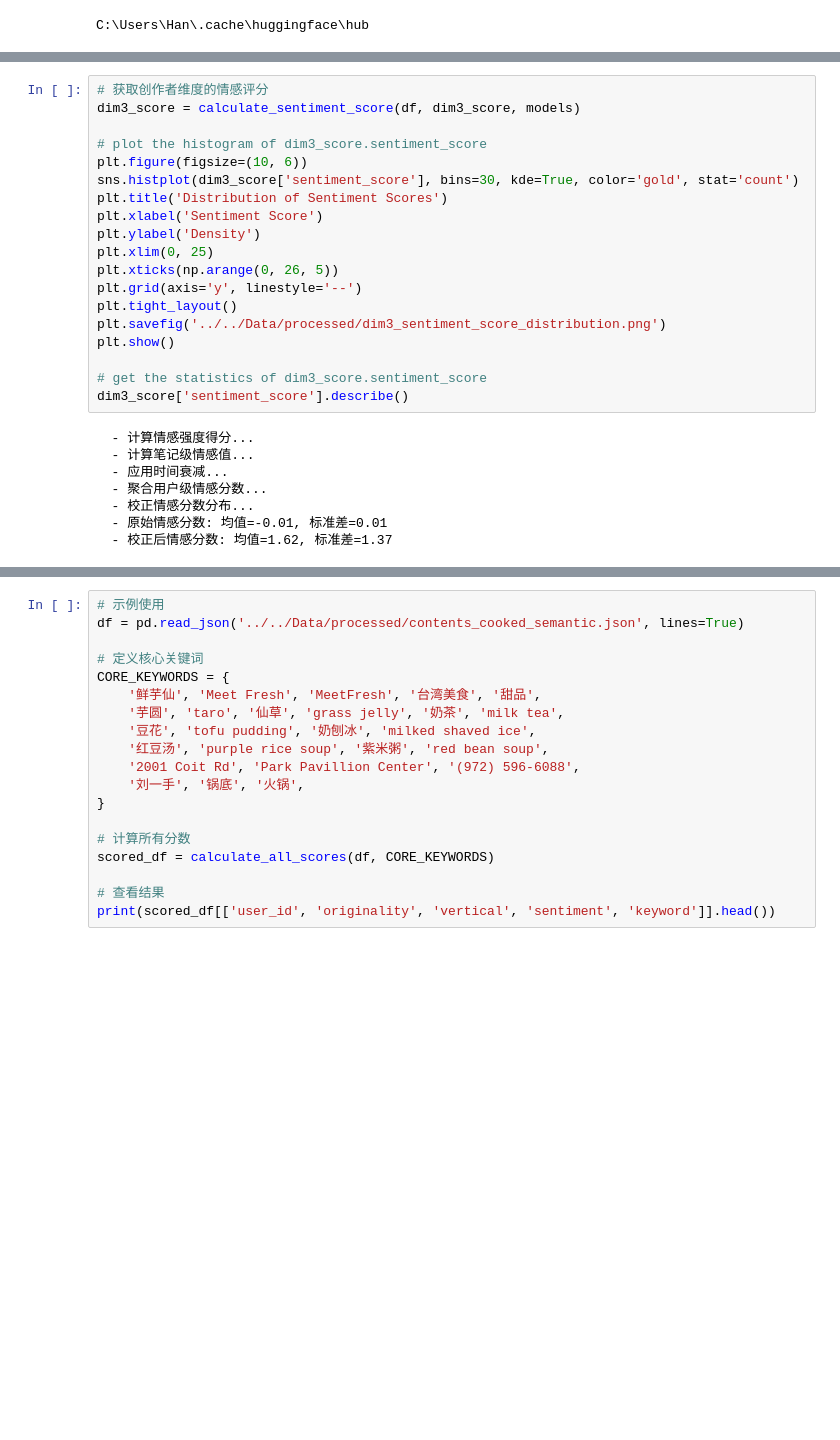
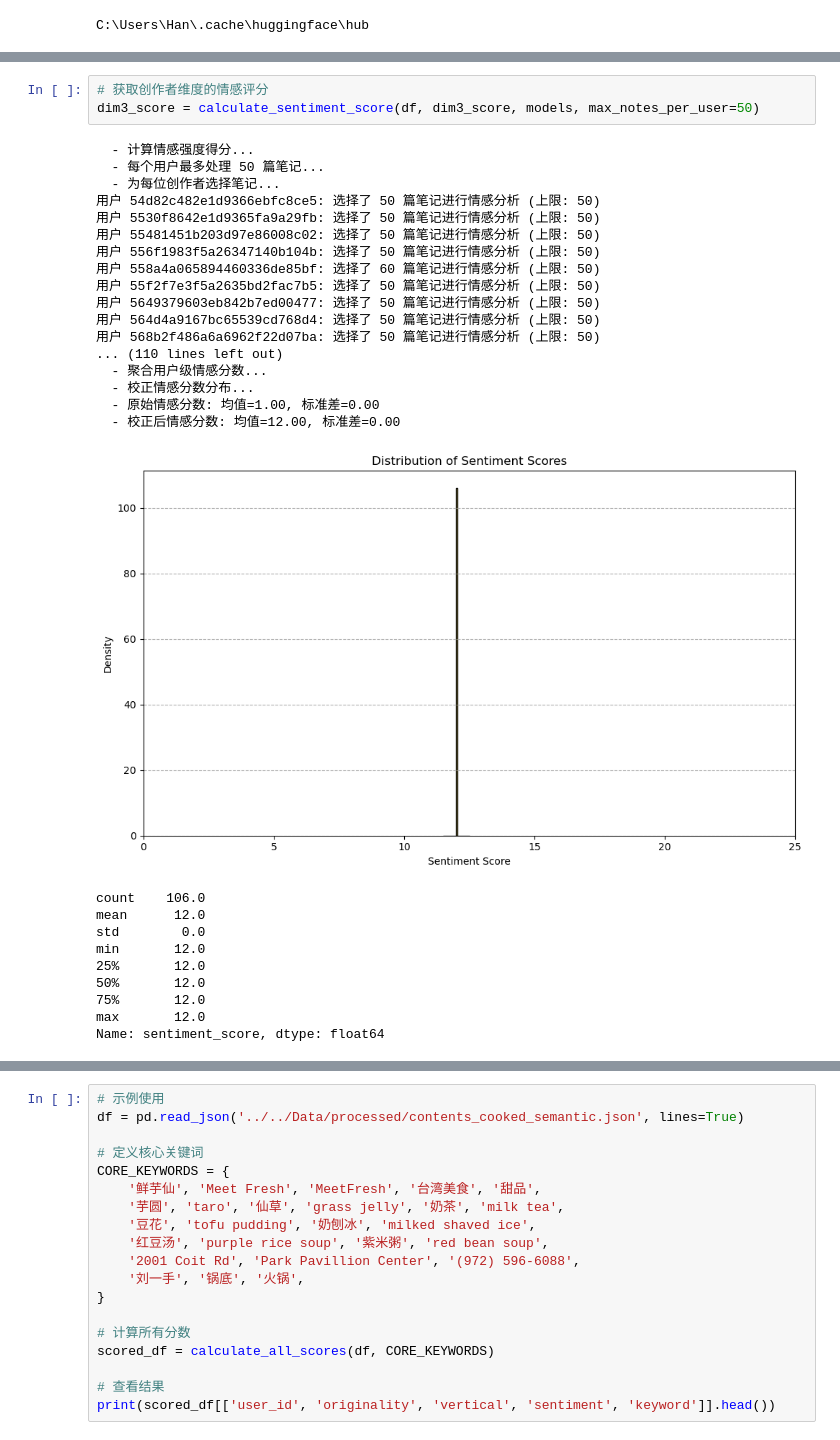
Before and after one commit to Dr-Spicy/MF_KOC, a Jupyter notebook: Scoring/dim.3/content_scoring.ipynb, the cells around one changed output, grey strips where cells are left out. Cells and saved outputs as stored; diff of their text form; blank space fills up the shorter version.

```diff
--- a/Scoring/dim.3/content_scoring.ipynb
+++ b/Scoring/dim.3/content_scoring.ipynb
@@ -584,28 +652,32 @@ def calculate_sentiment_score(df, dim3_score, models):
     return dim3_score
 # %%
 # 获取创作者维度的情感评分
-dim3_score = calculate_sentiment_score(df, dim3_score, models)
-
-# plot the histogram of dim3_score.sentiment_score
-plt.figure(figsize=(10, 6))
-sns.histplot(dim3_score['sentiment_score'], bins=30, kde=True, color='gold', stat='count')
-plt.title('Distribution of Sentiment Scores')
-plt.xlabel('Sentiment Score')
-plt.ylabel('Density')
-plt.xlim(0, 25)
-plt.xticks(np.arange(0, 26, 5))
-plt.grid(axis='y', linestyle='--')
-plt.tight_layout()
-plt.savefig('../../Data/processed/dim3_sentiment_score_distribution.png')
-plt.show()
-
-# get the statistics of dim3_score.sentiment_score
-dim3_score['sentiment_score'].describe()
+dim3_score = calculate_sentiment_score(df, dim3_score, models, max_notes_per_user=50)
 # %% [output]
   - 计算情感强度得分...
-  - 计算笔记级情感值...
-  - 应用时间衰减...
+  - 每个用户最多处理 50 篇笔记...
+  - 为每位创作者选择笔记...
+用户 54d82c482e1d9366ebfc8ce5: 选择了 50 篇笔记进行情感分析 (上限: 50)
+用户 5530f8642e1d9365fa9a29fb: 选择了 50 篇笔记进行情感分析 (上限: 50)
+用户 55481451b203d97e86008c02: 选择了 50 篇笔记进行情感分析 (上限: 50)
+用户 556f1983f5a26347140b104b: 选择了 50 篇笔记进行情感分析 (上限: 50)
+用户 558a4a065894460336de85bf: 选择了 60 篇笔记进行情感分析 (上限: 50)
+用户 55f2f7e3f5a2635bd2fac7b5: 选择了 50 篇笔记进行情感分析 (上限: 50)
+用户 5649379603eb842b7ed00477: 选择了 50 篇笔记进行情感分析 (上限: 50)
+用户 564d4a9167bc65539cd768d4: 选择了 50 篇笔记进行情感分析 (上限: 50)
+用户 568b2f486a6a6962f22d07ba: 选择了 50 篇笔记进行情感分析 (上限: 50)
+... (110 lines left out)
   - 聚合用户级情感分数...
   - 校正情感分数分布...
-  - 原始情感分数: 均值=-0.01, 标准差=0.01
-  - 校正后情感分数: 均值=1.62, 标准差=1.37
+  - 原始情感分数: 均值=1.00, 标准差=0.00
+  - 校正后情感分数: 均值=12.00, 标准差=0.00
+[figure, added]
+count    106.0
+mean      12.0
+std        0.0
+min       12.0
+25%       12.0
+50%       12.0
+75%       12.0
+max       12.0
+Name: sentiment_score, dtype: float64
```
Also changed, not shown: parts of 19 cells of this notebook, 9 other files.
